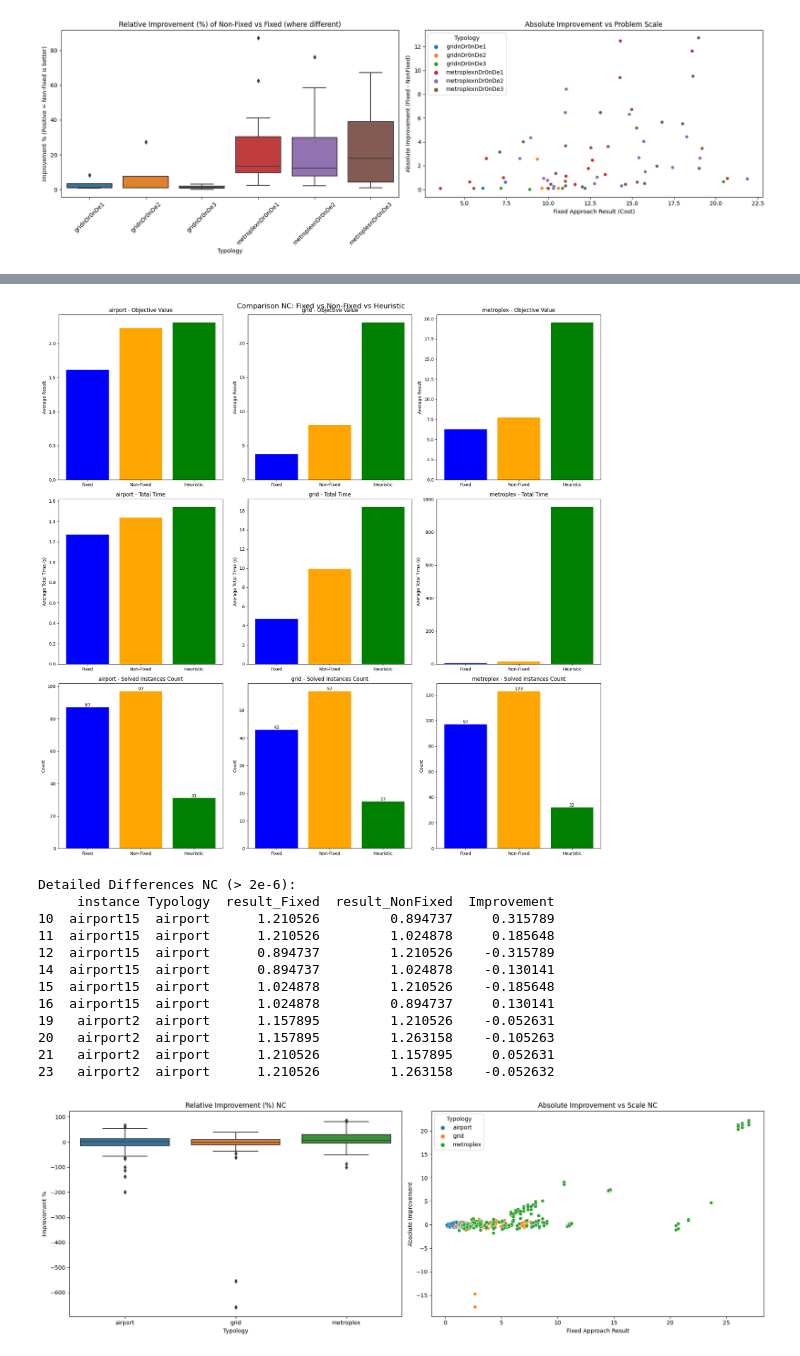
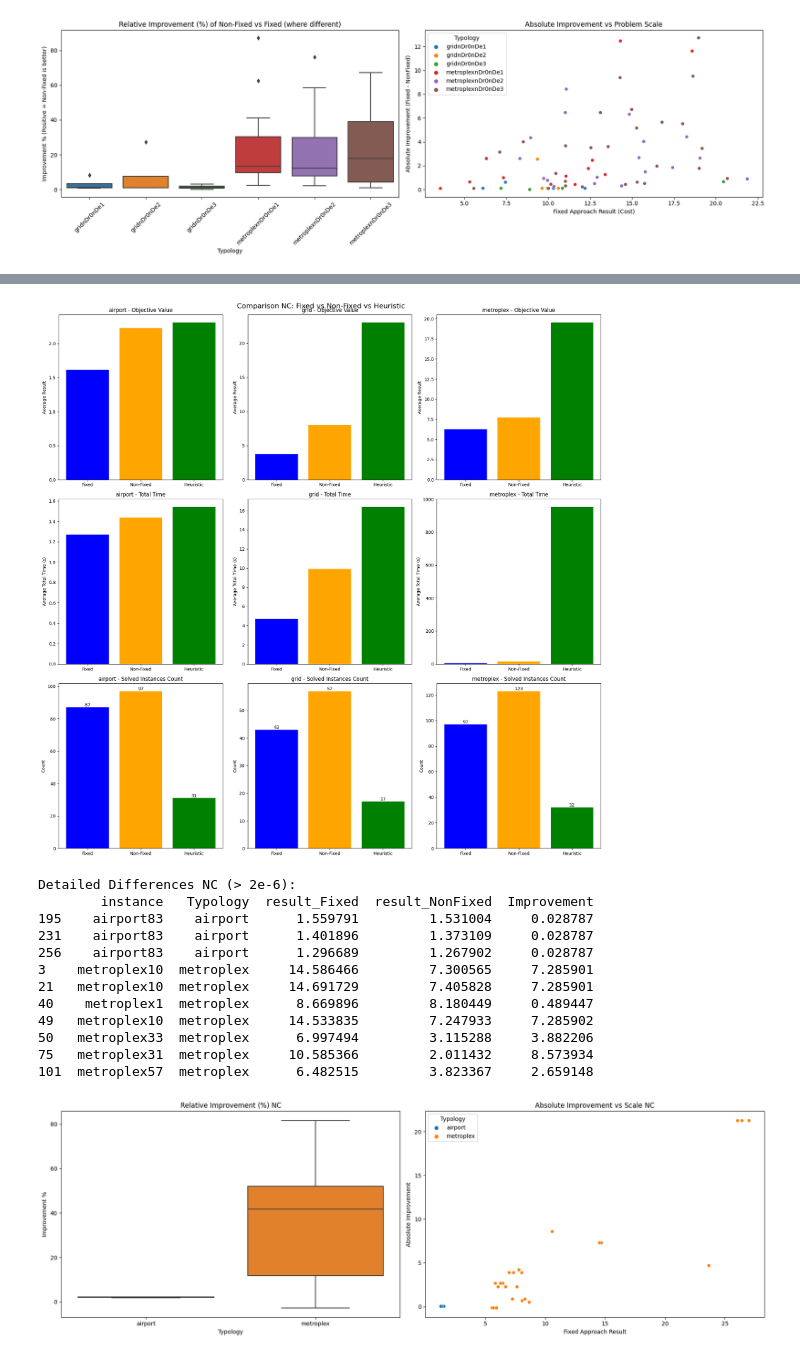
Before and after one commit to Fiden99/tacticalDeconflictionUAM, a Jupyter notebook: elaborateTimeAfterThesis.ipynb, the cells around one changed output, grey strips where cells are left out. Cells and saved outputs as stored; diff of their text form; code cells hidden in the pictures.

```diff
--- a/elaborateTimeAfterThesis.ipynb
+++ b/elaborateTimeAfterThesis.ipynb
@@ -677,9 +677,9 @@ for typ in typologies_AP:
     if res_heur: comparison_data_AP.append(res_heur)
 
     # Differences
-    merged = pd.merge(fixed_data[['instance', 'result', 'totalTime']],
-                      nonfixed_data[['instance', 'result', 'totalTime']],
-                      on='instance', suffixes=('_Fixed', '_NonFixed'))
+    merged = pd.merge(fixed_data[['instance', 'result', 'totalTime',"reduceTini"]],
+                      nonfixed_data[['instance', 'result', 'totalTime',"reduceTini"]],
+                      on=['instance',"reduceTini"], suffixes=('_Fixed', '_NonFixed'))
     merged = merged[np.isfinite(merged['result_Fixed']) & np.isfinite(merged['result_NonFixed'])]
     diff_mask = np.abs(merged['result_Fixed'] - merged['result_NonFixed']) > 2e-6
     diffs = merged[diff_mask].copy()
@@ -787,9 +787,9 @@ for typ in typologies_NC:
     if res_heur: comparison_data_NC.append(res_heur)
 
     # Merge to compare instance by instance
-    merged = pd.merge(fixed_data[['instance', 'result', 'totalTime']],
-                      nonfixed_data[['instance', 'result', 'totalTime']],
-                      on='instance', suffixes=('_Fixed', '_NonFixed'))
+    merged = pd.merge(fixed_data[['instance', 'result', 'totalTime',"reduceTini"]],
+                      nonfixed_data[['instance', 'result', 'totalTime',"reduceTini"]],
+                      on=['instance',"reduceTini"], suffixes=('_Fixed', '_NonFixed'))
 
     # Check for instances solved in Non-Fixed but NOT in Fixed (Fixed is infinite, Non-Fixed is finite)
     newly_solved = merged[~np.isfinite(merged['result_Fixed']) & np.isfinite(merged['result_NonFixed'])]
@@ -894,14 +894,14 @@ Total instances solved by Non-Fixed but NOT by Fixed (NC): 156
 [figure]
 Detailed Differences NC (> 2e-6):
-     instance Typology  result_Fixed  result_NonFixed  Improvement
-10  airport15  airport      1.210526         0.894737     0.315789
-11  airport15  airport      1.210526         1.024878     0.185648
-12  airport15  airport      0.894737         1.210526    -0.315789
-14  airport15  airport      0.894737         1.024878    -0.130141
-15  airport15  airport      1.024878         1.210526    -0.185648
-16  airport15  airport      1.024878         0.894737     0.130141
-19   airport2  airport      1.157895         1.210526    -0.052631
-20   airport2  airport      1.157895         1.263158    -0.105263
-21   airport2  airport      1.210526         1.157895     0.052631
-23   airport2  airport      1.210526         1.263158    -0.052632
+        instance   Typology  result_Fixed  result_NonFixed  Improvement
+195    airport83    airport      1.559791         1.531004     0.028787
+231    airport83    airport      1.401896         1.373109     0.028787
+256    airport83    airport      1.296689         1.267902     0.028787
+3    metroplex10  metroplex     14.586466         7.300565     7.285901
+21   metroplex10  metroplex     14.691729         7.405828     7.285901
+40    metroplex1  metroplex      8.669896         8.180449     0.489447
+49   metroplex10  metroplex     14.533835         7.247933     7.285902
+50   metroplex33  metroplex      6.997494         3.115288     3.882206
+75   metroplex31  metroplex     10.585366         2.011432     8.573934
+101  metroplex57  metroplex      6.482515         3.823367     2.659148
-[figure, old version]
+[figure, new version]
```
Also changed, not shown: parts of 2 cells of this notebook, 4 other files.
